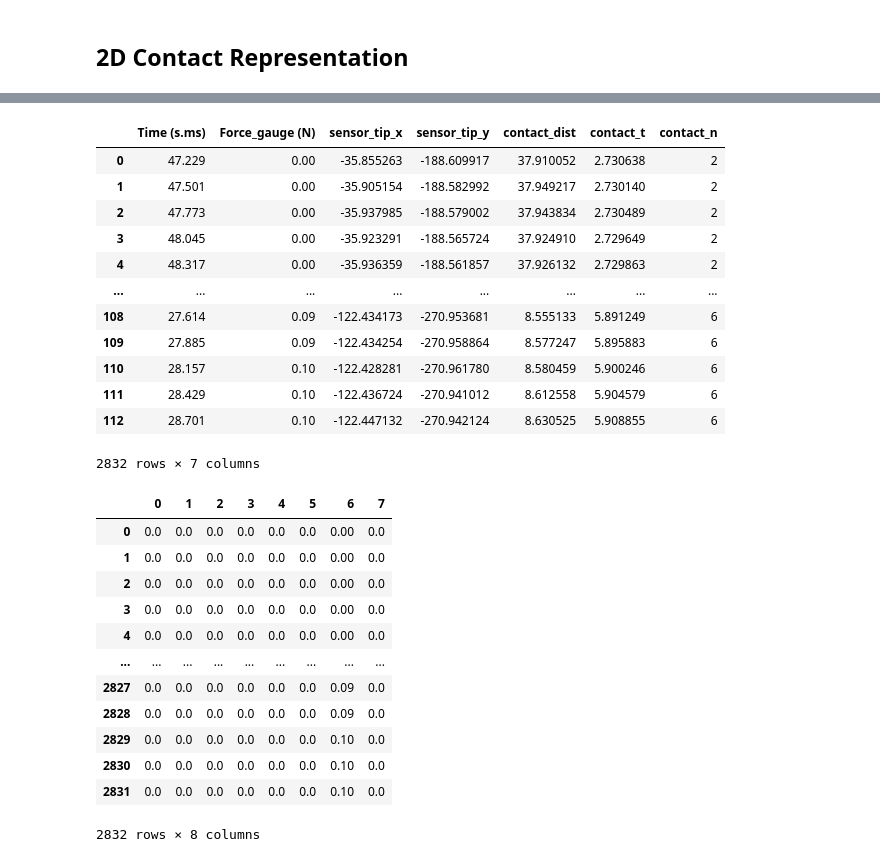
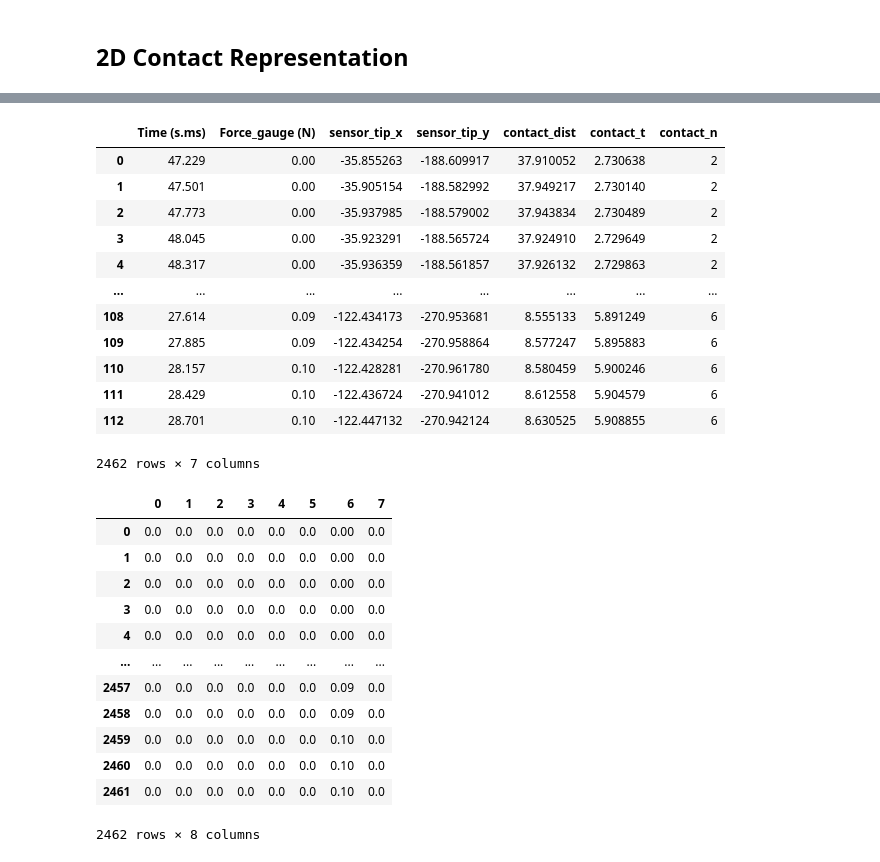
Before and after one commit to Jskacines/strain_learning, a Jupyter notebook: vicon_CNN.ipynb, the cells around one changed output, grey strips where cells are left out. Cells and saved outputs as stored; diff of their text form; code cells hidden in the pictures.

```diff
--- a/vicon_CNN.ipynb
+++ b/vicon_CNN.ipynb
@@ -44,11 +44,14 @@ Unique Test ID: left_3_6 : Included in test sets
 df_list = []
 for file_name in data_files:
     file_prefix = file_name.split("_integrated")[0]
-    file = os.path.join(data_path, file_name)
-    print(file_name)
-    temp_df = pd.read_csv(file)
-    temp_df.insert(0,"test_id",file_prefix)
-    df_list.append(temp_df)
+    if file_prefix in excluded_test_ids:
+        pass
+    else:
+        file = os.path.join(data_path, file_name)
+        print(file_name)
+        temp_df = pd.read_csv(file)
+        temp_df.insert(0,"test_id",file_prefix)
+        df_list.append(temp_df)
 data_raw = pd.concat(df_list)
 display(data_raw)
 display(data_raw.dtypes)
@@ -355,6 +357,8 @@ data["contact_dist"] = contact_dist
 data["contact_t"] = contact_t
 data["contact_n"] = contact_n
 display(data[["Time (s.ms)","Force_gauge (N)", "sensor_tip_x","sensor_tip_y","contact_dist","contact_t","contact_n"]])
+test = data[["test_id","Time (s.ms)","Force_gauge (N)", "sensor_tip_x","sensor_tip_y","contact_dist","contact_t","contact_n"]]
+test.to_csv("test.csv")
 # %% [output]
 |  | Time (s.ms) | Force_gauge (N) | sensor_tip_x | sensor_tip_y | contact_dist | contact_t | contact_n |
 | 0 | 47.229 | 0.00 | -35.855263 | -188.609917 | 37.910052 | 2.730638 | 2 |
@@ -368,23 +372,26 @@ display(data[["Time (s.ms)","Force_gauge (N)", "sensor_tip_x","sensor_tip_y","co
 | 110 | 28.157 | 0.10 | -122.428281 | -270.961780 | 8.580459 | 5.900246 | 6 |
 | 111 | 28.429 | 0.10 | -122.436724 | -270.941012 | 8.612558 | 5.904579 | 6 |
 | 112 | 28.701 | 0.10 | -122.447132 | -270.942124 | 8.630525 | 5.908855 | 6 |
-2832 rows × 7 columns
+2462 rows × 7 columns
 # %%
 xdata = cutoff_strain
 ydata = np.zeros((len(cutoff_strain),max(data["contact_n"]) + 1))
 ydata[np.arange(len(cutoff_strain)), data["contact_n"]] = data["Force_gauge (N)"]
 display(pd.DataFrame(ydata))
+# Seperate validation indexes
+val_idxs = np.where(data["test_id"].values == "left_2_5")[0]
+train_idxs = np.where(data["test_id"].values != "left_2_5")[0]
 # %% [output]
 |  | 0 | 1 | 2 | 3 | 4 | 5 | 6 | 7 |
 | 0 | 0.0 | 0.0 | 0.0 | 0.0 | 0.0 | 0.0 | 0.00 | 0.0 |
 | 1 | 0.0 | 0.0 | 0.0 | 0.0 | 0.0 | 0.0 | 0.00 | 0.0 |
 | 2 | 0.0 | 0.0 | 0.0 | 0.0 | 0.0 | 0.0 | 0.00 | 0.0 |
 | 3 | 0.0 | 0.0 | 0.0 | 0.0 | 0.0 | 0.0 | 0.00 | 0.0 |
 | 4 | 0.0 | 0.0 | 0.0 | 0.0 | 0.0 | 0.0 | 0.00 | 0.0 |
 | ... | ... | ... | ... | ... | ... | ... | ... | ... |
-| 2827 | 0.0 | 0.0 | 0.0 | 0.0 | 0.0 | 0.0 | 0.09 | 0.0 |
-| 2828 | 0.0 | 0.0 | 0.0 | 0.0 | 0.0 | 0.0 | 0.09 | 0.0 |
-| 2829 | 0.0 | 0.0 | 0.0 | 0.0 | 0.0 | 0.0 | 0.10 | 0.0 |
-| 2830 | 0.0 | 0.0 | 0.0 | 0.0 | 0.0 | 0.0 | 0.10 | 0.0 |
-| 2831 | 0.0 | 0.0 | 0.0 | 0.0 | 0.0 | 0.0 | 0.10 | 0.0 |
+| 2457 | 0.0 | 0.0 | 0.0 | 0.0 | 0.0 | 0.0 | 0.09 | 0.0 |
+| 2458 | 0.0 | 0.0 | 0.0 | 0.0 | 0.0 | 0.0 | 0.09 | 0.0 |
+| 2459 | 0.0 | 0.0 | 0.0 | 0.0 | 0.0 | 0.0 | 0.10 | 0.0 |
+| 2460 | 0.0 | 0.0 | 0.0 | 0.0 | 0.0 | 0.0 | 0.10 | 0.0 |
+| 2461 | 0.0 | 0.0 | 0.0 | 0.0 | 0.0 | 0.0 | 0.10 | 0.0 |
-2832 rows × 8 columns
+2462 rows × 8 columns
```
Also changed, not shown: parts of 10 cells of this notebook, 1 other file.
